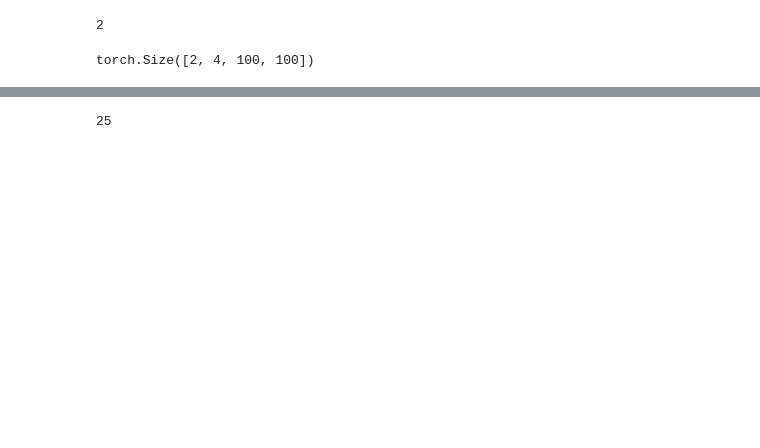
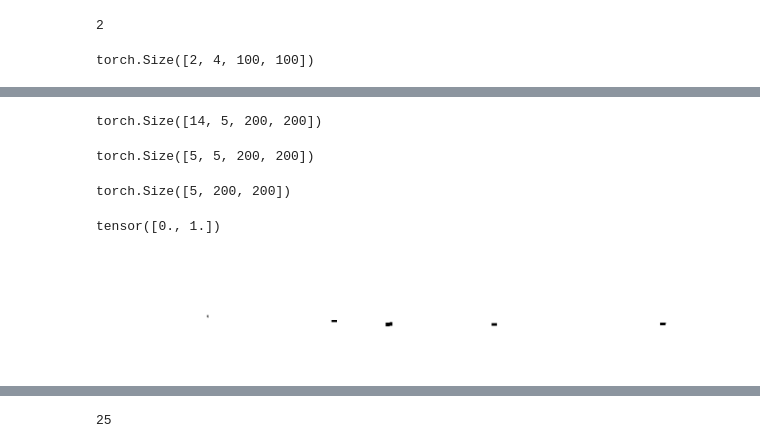
Before and after one commit to Faiir/EMT_BEV, a Jupyter notebook: vis_test.ipynb, the cells around one changed output, grey strips where cells are left out. Drawn from its saved outputs; the diff is of its cells as text; code cells hidden in the pictures; blank space fills up the shorter version.

```diff
--- a/vis_test.ipynb
+++ b/vis_test.ipynb
@@ -350,0 +320,34 @@ len(target_list)
+# %%
+motion_masks=motion_masks.permute(1,0,2,3)
+# %%
+motion_masks.shape
+# %% [output]
+torch.Size([14, 5, 200, 200])
+# %%
+motion_masks = motion_masks[:5]
+motion_masks.shape
+# %% [output]
+torch.Size([5, 5, 200, 200])
+# %%
+motion_masks=motion_masks.permute(1,0,2,3)
+# %%
+t1_motion_masks = motion_masks[0]
+t1_motion_masks.shape
+# %% [output]
+torch.Size([5, 200, 200])
+# %%
+t1_motion_masks.unique()
+# %% [output]
+tensor([0., 1.])
+# %%
+num_instances = t1_motion_masks.shape[0]
+plt.figure(0, figsize=(18, 4))
+for i in range(num_instances):
+    plt.subplot(1, num_instances, i + 1)
+    plt.imshow(t1_motion_masks[i])
+    plt.axis('off')
+
+plt.savefig(
+                f'/home/niklas/ETM_BEV/VIS/viz/t1_motion_masks.png')
+# %% [output]
+[figure, added]
```
Also changed, not shown: parts of 25 cells of this notebook, 9 other files.
